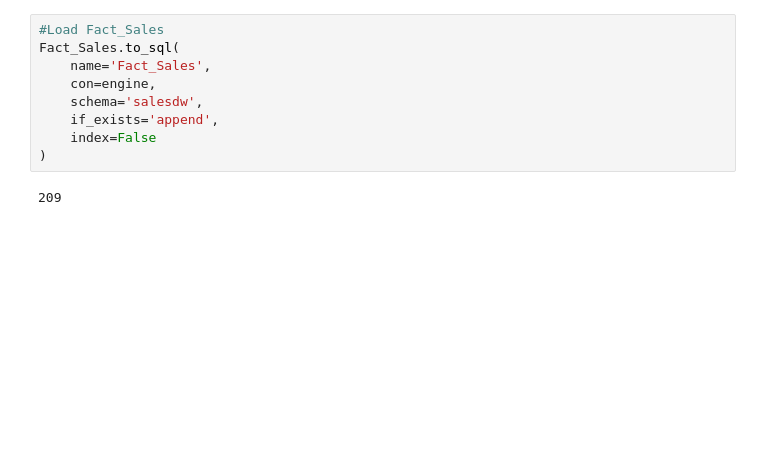
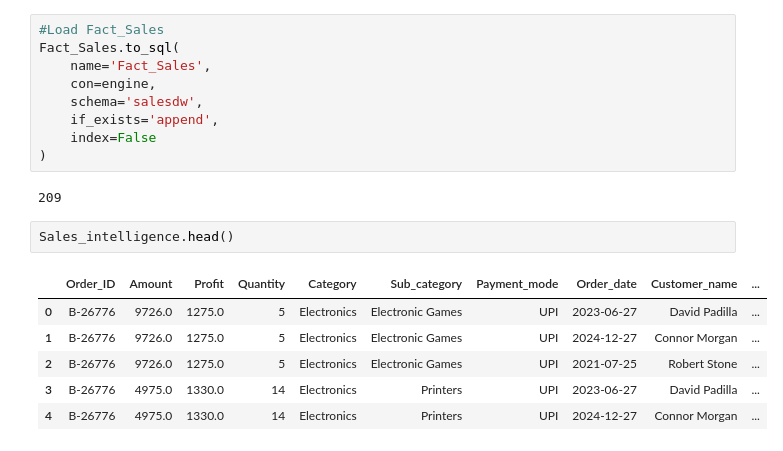
Before and after one commit to Shedrack-Ogbuike/Sales_intelligence, a Jupyter notebook: Sales_intelligence.ipynb, the cells around one changed output. Cells and saved outputs as stored; diff of their text form; blank space fills up the shorter version.

```diff
--- a/Sales_intelligence.ipynb
+++ b/Sales_intelligence.ipynb
@@ -597,3 +591,12 @@ Fact_Sales.to_sql(
 )
 # %% [output]
 209
+# %%
+Sales_intelligence.head()
+# %% [output]
+|  | Order_ID | Amount | Profit | Quantity | Category | Sub_category | Payment_mode | Order_date | Customer_name | ... |
+| 0 | B-26776 | 9726.0 | 1275.0 | 5 | Electronics | Electronic Games | UPI | 2023-06-27 | David Padilla | ... |
+| 1 | B-26776 | 9726.0 | 1275.0 | 5 | Electronics | Electronic Games | UPI | 2024-12-27 | Connor Morgan | ... |
+| 2 | B-26776 | 9726.0 | 1275.0 | 5 | Electronics | Electronic Games | UPI | 2021-07-25 | Robert Stone | ... |
+| 3 | B-26776 | 4975.0 | 1330.0 | 14 | Electronics | Printers | UPI | 2023-06-27 | David Padilla | ... |
+| 4 | B-26776 | 4975.0 | 1330.0 | 14 | Electronics | Printers | UPI | 2024-12-27 | Connor Morgan | ... |
```
Also changed, not shown: parts of 1 cell of this notebook.
